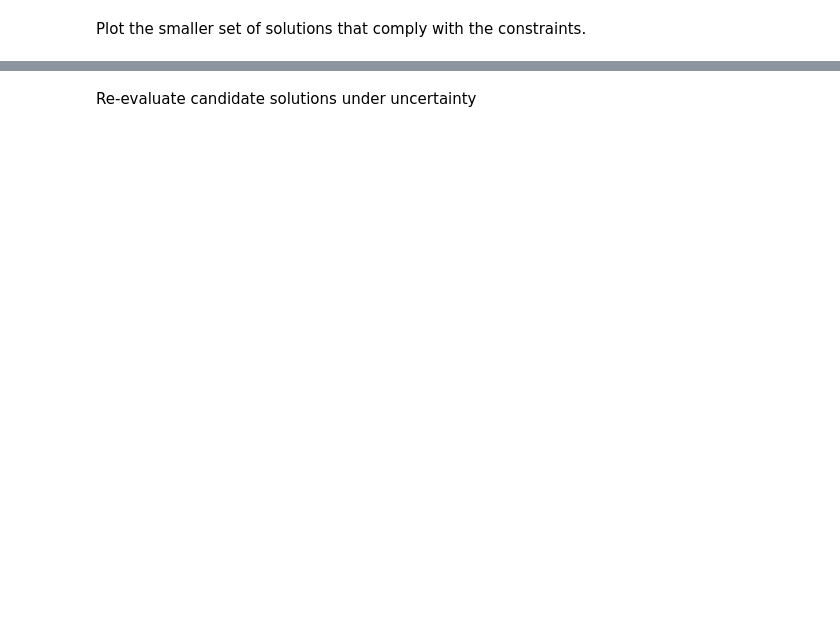
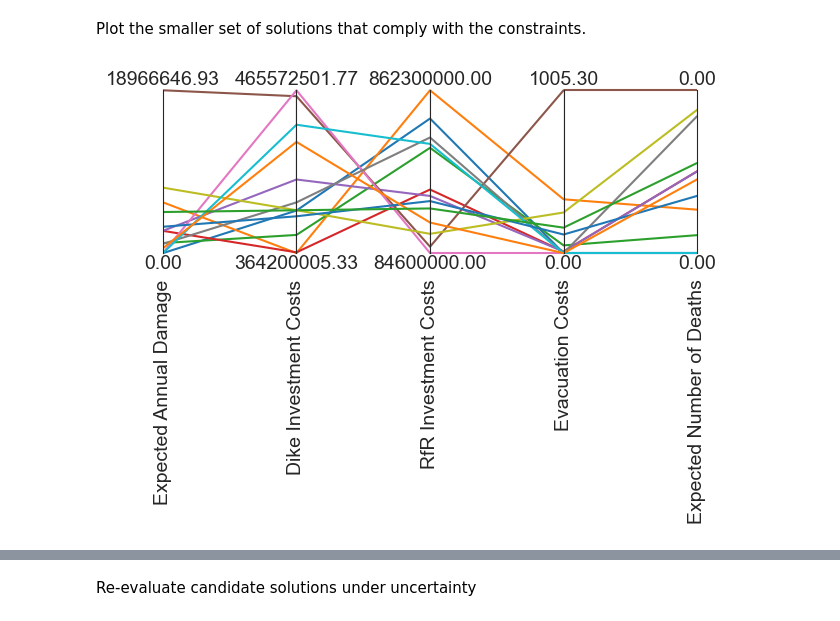
Before and after one commit to Q-Quan/MBDMGroup22, a Jupyter notebook: final assignment/MORDM_Try4.ipynb, the cells around one changed output, grey strips where cells are left out. Drawn from its saved outputs; the diff is of its cells as text; code cells hidden in the pictures; blank space fills up the shorter version.

```diff
--- a/final assignment/MORDM_Try4.ipynb
+++ b/final assignment/MORDM_Try4.ipynb
@@ -104,9 +158,11 @@ Plot the smaller set of solutions that comply with the constraints.
 # %%
 from ema_workbench.analysis import parcoords
 
-data = logical.loc[:, [o.name for o in model.outcomes]]
+data = archive_allowable_deaths.loc[:, [o.name for o in model.outcomes]]
 limits = parcoords.get_limits(data)
 
 paraxes = parcoords.ParallelAxes(limits)
 paraxes.plot(data)
 plt.show()
+# %% [output]
+[figure, added]
```
Also changed, not shown: parts of 24 cells of this notebook, 1 other file.
